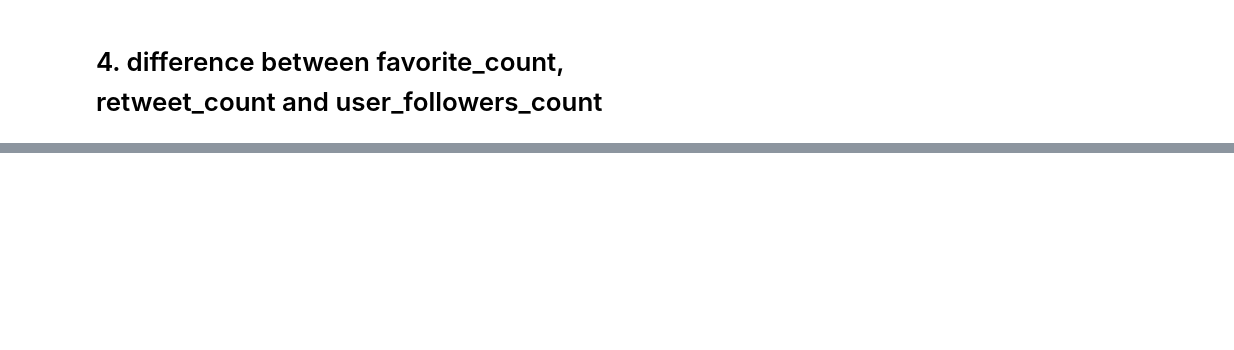
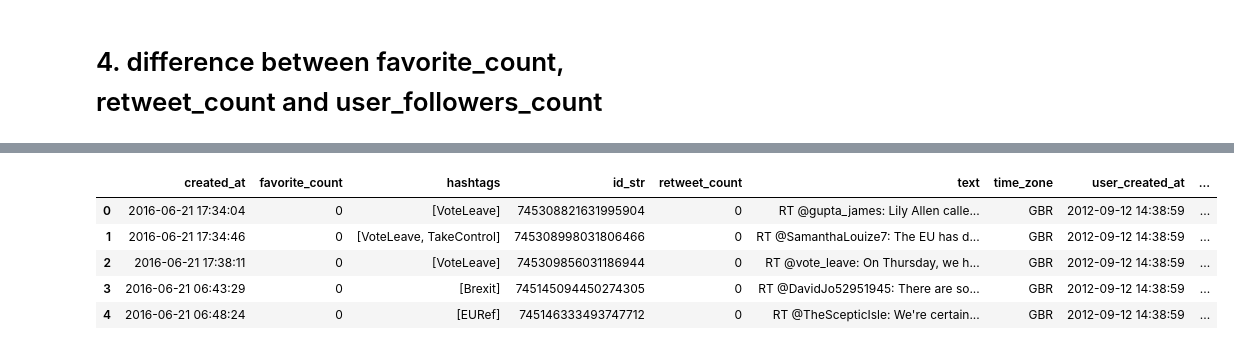
Before and after one commit to LiquanChai/DS4D, a Jupyter notebook: Bot identifier.ipynb, the cells around one changed output, grey strips where cells are left out. Drawn from its saved outputs; the diff is of its cells as text; code cells hidden in the pictures; blank space fills up the shorter version.

```diff
--- a/Bot identifier.ipynb
+++ b/Bot identifier.ipynb
@@ -451,0 +505,9 @@ data[:10]
+# %%
+data.head()
+# %% [output]
+|  | created_at | favorite_count | hashtags | id_str | retweet_count | text | time_zone | user_created_at | ... |
+| 0 | 2016-06-21 17:34:04 | 0 | [VoteLeave] | 745308821631995904 | 0 | RT @gupta_james: Lily Allen calle... | GBR | 2012-09-12 14:38:59 | ... |
+| 1 | 2016-06-21 17:34:46 | 0 | [VoteLeave, TakeControl] | 745308998031806466 | 0 | RT @SamanthaLouize7: The EU has d... | GBR | 2012-09-12 14:38:59 | ... |
+| 2 | 2016-06-21 17:38:11 | 0 | [VoteLeave] | 745309856031186944 | 0 | RT @vote_leave: On Thursday, we h... | GBR | 2012-09-12 14:38:59 | ... |
+| 3 | 2016-06-21 06:43:29 | 0 | [Brexit] | 745145094450274305 | 0 | RT @DavidJo52951945: There are so... | GBR | 2012-09-12 14:38:59 | ... |
+| 4 | 2016-06-21 06:48:24 | 0 | [EURef] | 745146333493747712 | 0 | RT @TheScepticIsle: We're certain... | GBR | 2012-09-12 14:38:59 | ... |
```
Also changed, not shown: parts of 11 cells of this notebook.
